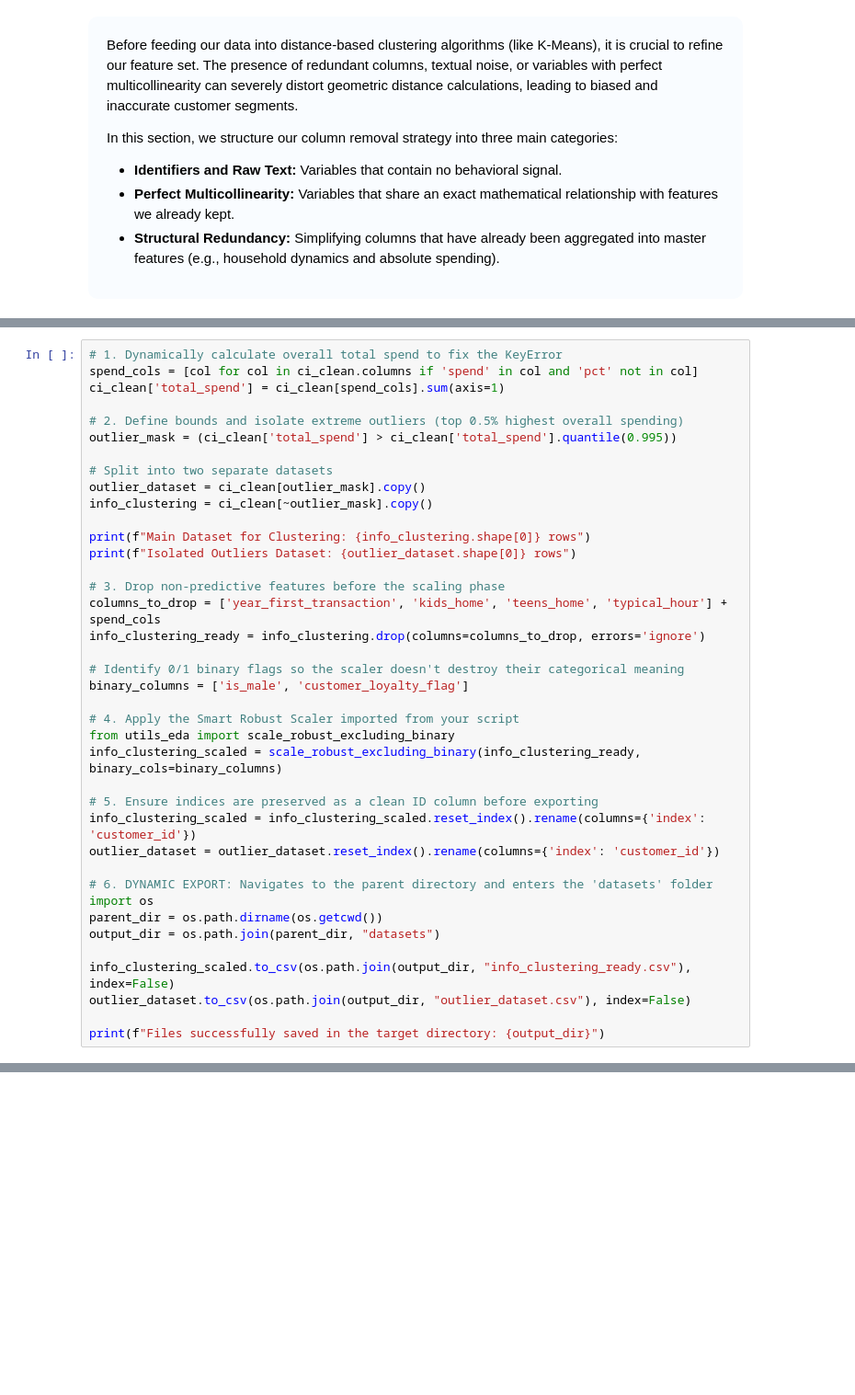
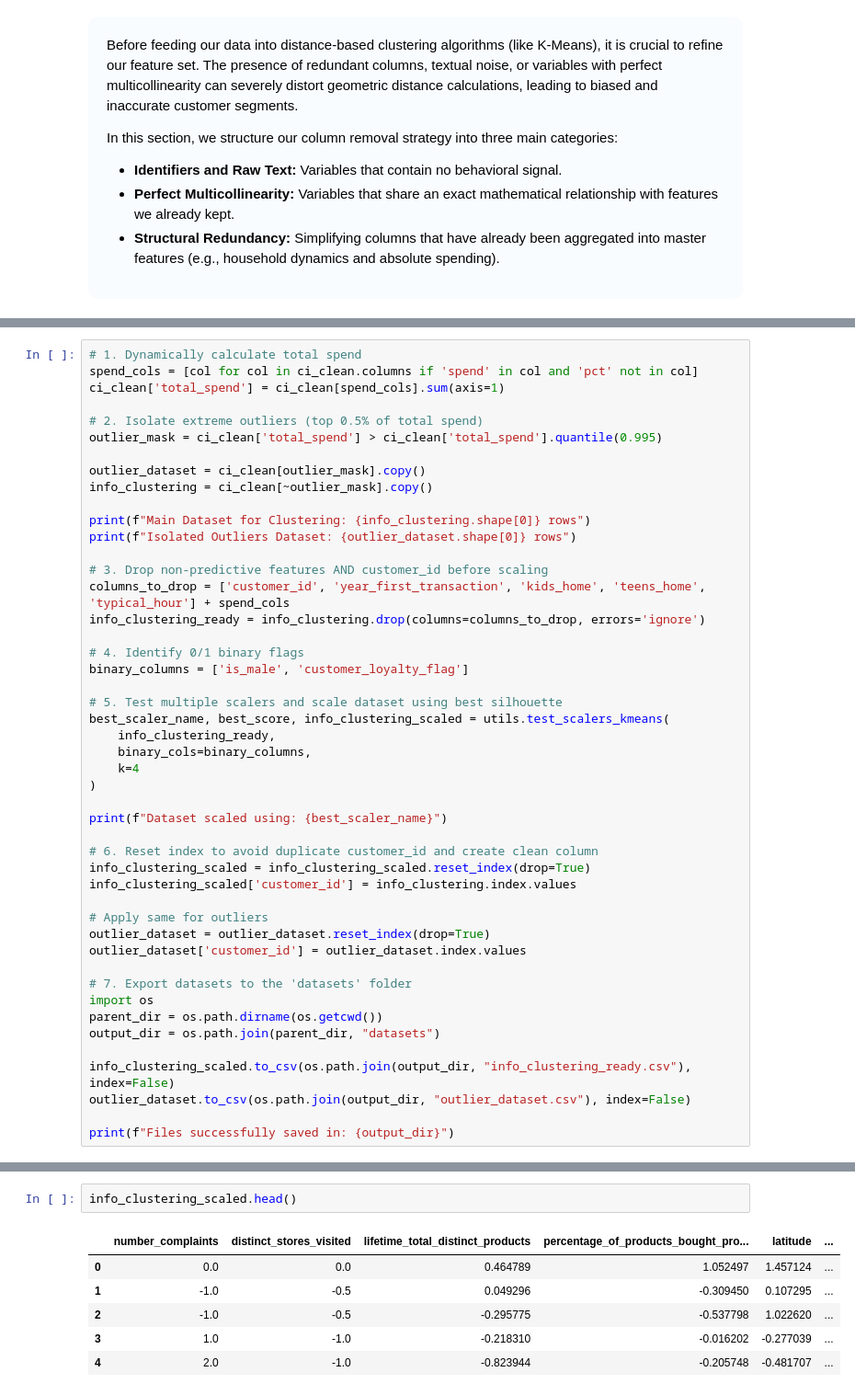
Before and after one commit to CarlotaMarto/CostumerSegP_MLII, a Jupyter notebook: pre-processing/eda_costumer_info.ipynb, the cells around one changed output, grey strips where cells are left out. Shown at 92% size. Drawn from its saved outputs; the diff is of its cells as text; blank space fills up the shorter version.

```diff
--- a/pre-processing/eda_costumer_info.ipynb
+++ b/pre-processing/eda_costumer_info.ipynb
@@ -1143,34 +1108,42 @@ Pipeline complete! Pre-processed files exported and perfectly ready for modeling
 # %%
-# 1. Dynamically calculate overall total spend to fix the KeyError
+# 1. Dynamically calculate total spend
 spend_cols = [col for col in ci_clean.columns if 'spend' in col and 'pct' not in col]
 ci_clean['total_spend'] = ci_clean[spend_cols].sum(axis=1)
 
-# 2. Define bounds and isolate extreme outliers (top 0.5% highest overall spending)
-outlier_mask = (ci_clean['total_spend'] > ci_clean['total_spend'].quantile(0.995))
+# 2. Isolate extreme outliers (top 0.5% of total spend)
+outlier_mask = ci_clean['total_spend'] > ci_clean['total_spend'].quantile(0.995)
 
-# Split into two separate datasets
 outlier_dataset = ci_clean[outlier_mask].copy()
 info_clustering = ci_clean[~outlier_mask].copy()
 
 print(f"Main Dataset for Clustering: {info_clustering.shape[0]} rows")
 print(f"Isolated Outliers Dataset: {outlier_dataset.shape[0]} rows")
 
-# 3. Drop non-predictive features before the scaling phase
-columns_to_drop = ['year_first_transaction', 'kids_home', 'teens_home', 'typical_hour'] + spend_cols
+# 3. Drop non-predictive features AND customer_id before scaling
+columns_to_drop = ['customer_id', 'year_first_transaction', 'kids_home', 'teens_home', 'typical_hour'] + spend_cols
 info_clustering_ready = info_clustering.drop(columns=columns_to_drop, errors='ignore')
 
-# Identify 0/1 binary flags so the scaler doesn't destroy their categorical meaning
+# 4. Identify 0/1 binary flags
 binary_columns = ['is_male', 'customer_loyalty_flag']
 
-# 4. Apply the Smart Robust Scaler imported from your script
-from utils_eda import scale_robust_excluding_binary
-info_clustering_scaled = scale_robust_excluding_binary(info_clustering_ready, binary_cols=binary_columns)
+# 5. Test multiple scalers and scale dataset using best silhouette
+best_scaler_name, best_score, info_clustering_scaled = utils.test_scalers_kmeans(
+    info_clustering_ready,
+    binary_cols=binary_columns,
+    k=4
+)
 
-# 5. Ensure indices are preserved as a clean ID column before exporting
-info_clustering_scaled = info_clustering_scaled.reset_index().rename(columns={'index': 'customer_id'})
-outlier_dataset = outlier_dataset.reset_index().rename(columns={'index': 'customer_id'})
+print(f"Dataset scaled using: {best_scaler_name}")
 
-# 6. DYNAMIC EXPORT: Navigates to the parent directory and enters the 'datasets' folder
+# 6. Reset index to avoid duplicate customer_id and create clean column
+info_clustering_scaled = info_clustering_scaled.reset_index(drop=True)
+info_clustering_scaled['customer_id'] = info_clustering.index.values
+
+# Apply same for outliers
+outlier_dataset = outlier_dataset.reset_index(drop=True)
+outlier_dataset['customer_id'] = outlier_dataset.index.values
+
+# 7. Export datasets to the 'datasets' folder
 import os
 parent_dir = os.path.dirname(os.getcwd())
 output_dir = os.path.join(parent_dir, "datasets")
@@ -1178,7 +1151,7 @@ output_dir = os.path.join(parent_dir, "datasets")
 info_clustering_scaled.to_csv(os.path.join(output_dir, "info_clustering_ready.csv"), index=False)
 outlier_dataset.to_csv(os.path.join(output_dir, "outlier_dataset.csv"), index=False)
 
-print(f"Files successfully saved in the target directory: {output_dir}")
+print(f"Files successfully saved in: {output_dir}")
 # %% [output]
 Main Dataset for Clustering: 31886 rows
 Isolated Outliers Dataset: 161 rows
@@ -1185,0 +1165,9 @@ Files successfully saved in the target directory: /Users/franciscateixeira/Docum
+# %%
+info_clustering_scaled.head()
+# %% [output]
+|  | number_complaints | distinct_stores_visited | lifetime_total_distinct_products | percentage_of_products_bought_pro... | latitude | ... |
+| 0 | 0.0 | 0.0 | 0.464789 | 1.052497 | 1.457124 | ... |
+| 1 | -1.0 | -0.5 | 0.049296 | -0.309450 | 0.107295 | ... |
+| 2 | -1.0 | -0.5 | -0.295775 | -0.537798 | 1.022620 | ... |
+| 3 | 1.0 | -1.0 | -0.218310 | -0.016202 | -0.277039 | ... |
+| 4 | 2.0 | -1.0 | -0.823944 | -0.205748 | -0.481707 | ... |
```
Also changed, not shown: parts of 5 cells of this notebook, 8 other files.
